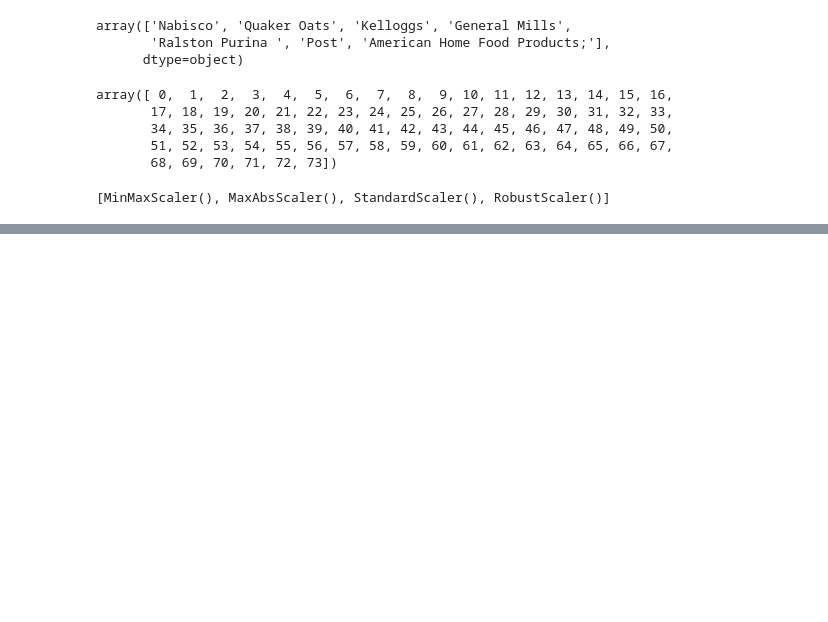
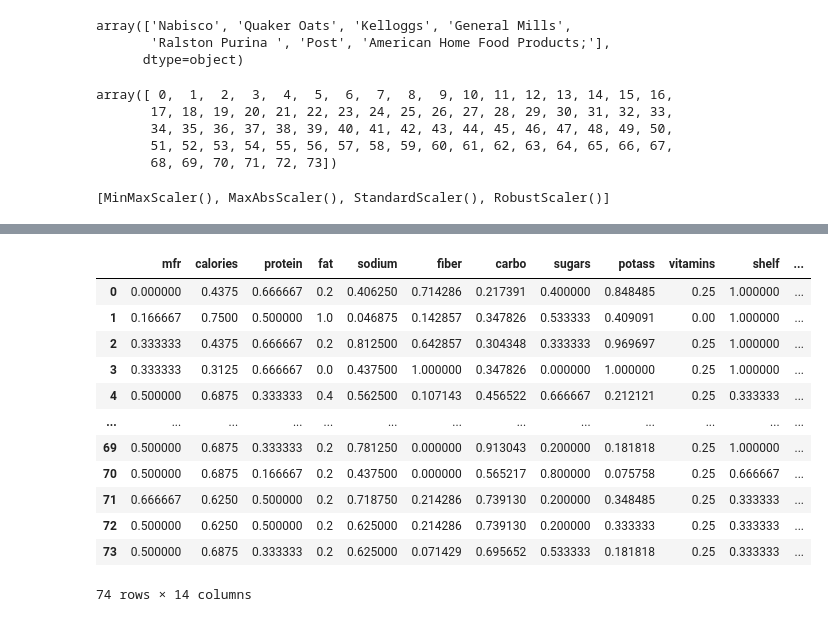
Before and after one commit to sabitijoel/machineLearning, a Jupyter notebook: joels.ipynb, the cells around one changed output, grey strips where cells are left out. Drawn from its saved outputs; the diff is of its cells as text; code cells hidden in the pictures; blank space fills up the shorter version.

```diff
--- a/joels.ipynb
+++ b/joels.ipynb
@@ -885,0 +873,16 @@ NameError: name 'scaled_data' is not defined
+# %%
+preferred_scaled_data
+# %% [output]
+|  | mfr | calories | protein | fat | sodium | fiber | carbo | sugars | potass | vitamins | shelf | ... |
+| 0 | 0.000000 | 0.4375 | 0.666667 | 0.2 | 0.406250 | 0.714286 | 0.217391 | 0.400000 | 0.848485 | 0.25 | 1.000000 | ... |
+| 1 | 0.166667 | 0.7500 | 0.500000 | 1.0 | 0.046875 | 0.142857 | 0.347826 | 0.533333 | 0.409091 | 0.00 | 1.000000 | ... |
+| 2 | 0.333333 | 0.4375 | 0.666667 | 0.2 | 0.812500 | 0.642857 | 0.304348 | 0.333333 | 0.969697 | 0.25 | 1.000000 | ... |
+| 3 | 0.333333 | 0.3125 | 0.666667 | 0.0 | 0.437500 | 1.000000 | 0.347826 | 0.000000 | 1.000000 | 0.25 | 1.000000 | ... |
+| 4 | 0.500000 | 0.6875 | 0.333333 | 0.4 | 0.562500 | 0.107143 | 0.456522 | 0.666667 | 0.212121 | 0.25 | 0.333333 | ... |
+| ... | ... | ... | ... | ... | ... | ... | ... | ... | ... | ... | ... | ... |
+| 69 | 0.500000 | 0.6875 | 0.333333 | 0.2 | 0.781250 | 0.000000 | 0.913043 | 0.200000 | 0.181818 | 0.25 | 1.000000 | ... |
+| 70 | 0.500000 | 0.6875 | 0.166667 | 0.2 | 0.437500 | 0.000000 | 0.565217 | 0.800000 | 0.075758 | 0.25 | 0.666667 | ... |
+| 71 | 0.666667 | 0.6250 | 0.500000 | 0.2 | 0.718750 | 0.214286 | 0.739130 | 0.200000 | 0.348485 | 0.25 | 0.333333 | ... |
+| 72 | 0.500000 | 0.6250 | 0.500000 | 0.2 | 0.625000 | 0.214286 | 0.739130 | 0.200000 | 0.333333 | 0.25 | 0.333333 | ... |
+| 73 | 0.500000 | 0.6875 | 0.333333 | 0.2 | 0.625000 | 0.071429 | 0.695652 | 0.533333 | 0.181818 | 0.25 | 0.333333 | ... |
+74 rows × 14 columns
```
Also changed, not shown: parts of 24 cells of this notebook.
